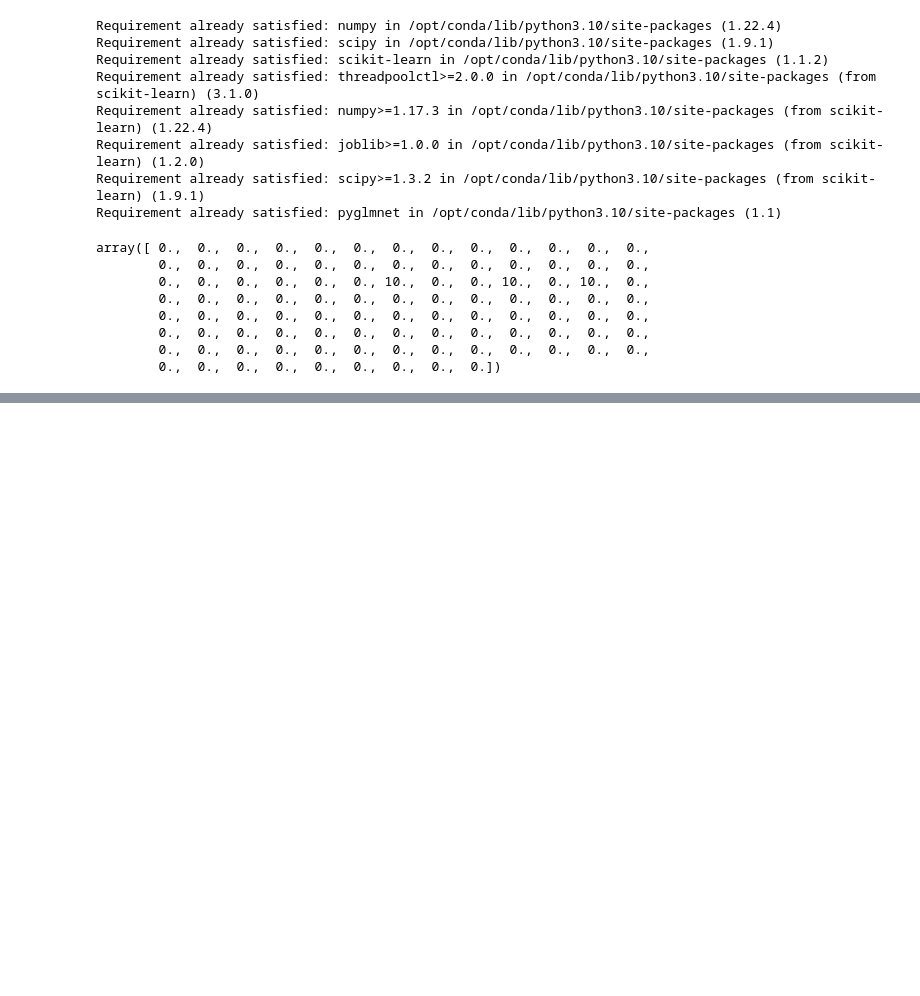
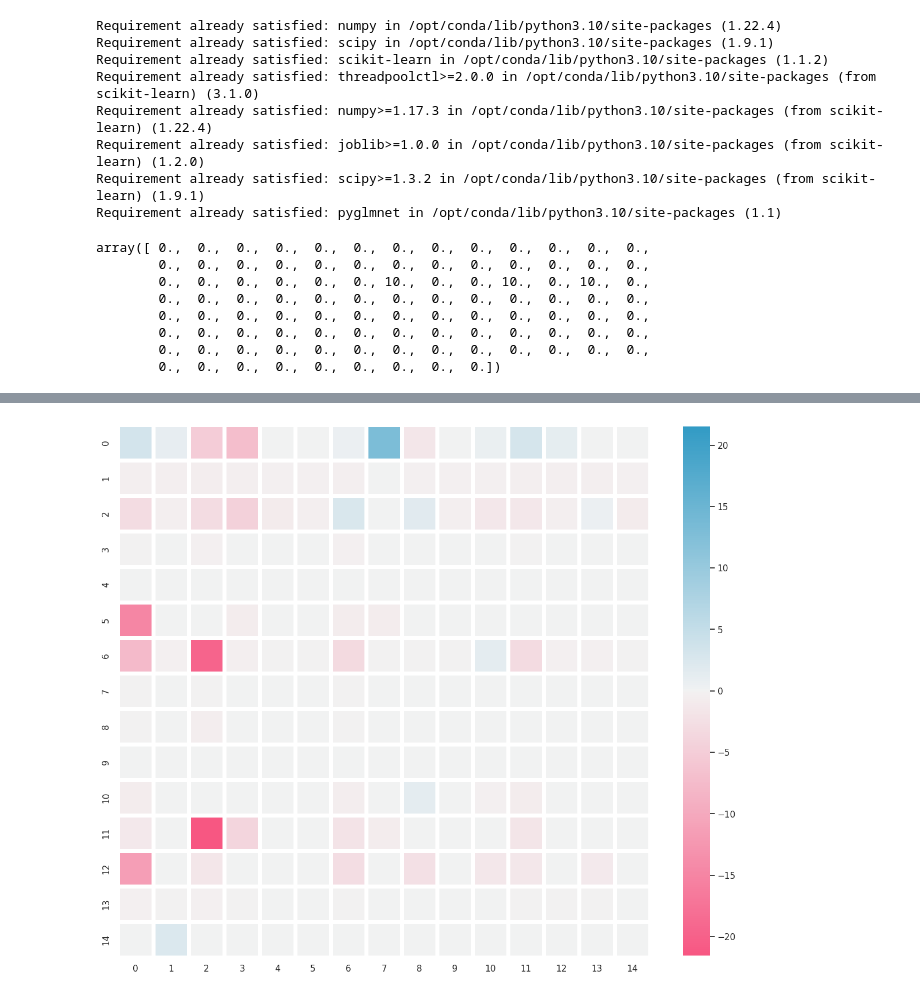
Before and after one commit to junipertcy/NeuroDataReHack, a Jupyter notebook: get_input_output_w_glm.ipynb, the cells around one changed output, grey strips where cells are left out. Saved outputs shown, nothing was run; the diff lists cells and outputs as text; code cells hidden in the pictures; blank space fills up the shorter version.

```diff
--- a/get_input_output_w_glm.ipynb
+++ b/get_input_output_w_glm.ipynb
@@ -141,0 +129,22 @@ array([[-0.00000000e+00, -4.55331591e-01, -3.44711665e-01,
+# %%
+import matplotlib.pyplot as plt
+import numpy as np
+import pandas as pd
+
+fig, ax = plt.subplots(figsize=(15, 15))
+# color map
+cmap = sns.diverging_palette(0, 230, 90, 60, as_cmap=True)  # plot heatmap
+sns.heatmap(
+    Beta,
+    annot=False,
+    fmt=".2f",
+    linewidths=5,
+    cmap=cmap,
+    vmin=-np.max(np.abs(Beta)),
+    vmax=np.max(np.abs(Beta)),
+    cbar_kws={"shrink": 0.8},
+    square=True,
+)  # ticks
+plt.show()
+# %% [output]
+[figure, added]
```
Also changed, not shown: parts of 9 cells of this notebook.
